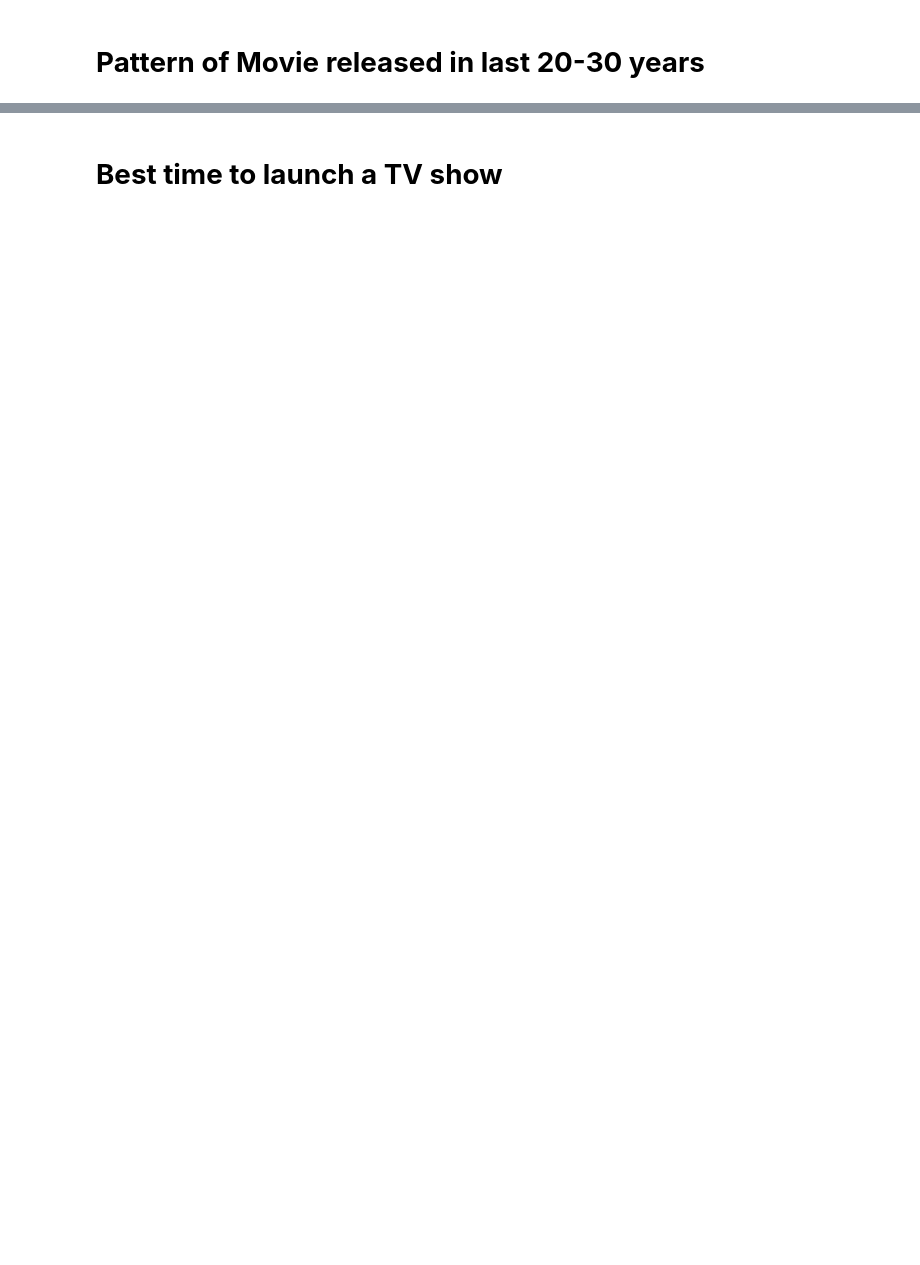
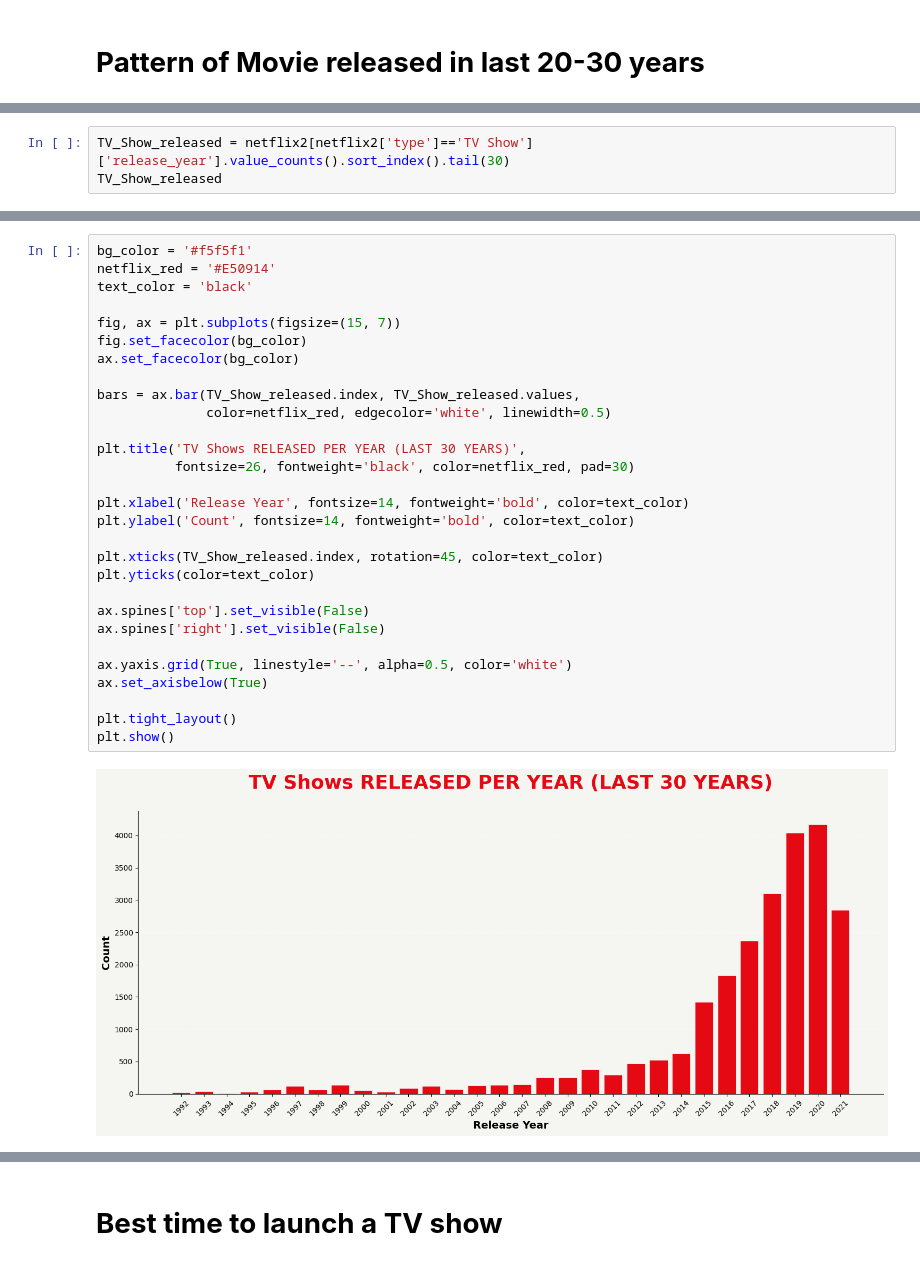
Before and after one commit to RichaGaharwar/Exploratory-Data-Analysis-Netflix-, a Jupyter notebook: Netflix_EDA.ipynb, the cells around one changed output, grey strips where cells are left out. Saved outputs shown, nothing was run; the diff lists cells and outputs as text; blank space fills up the shorter version.

```diff
--- a/Netflix_EDA.ipynb
+++ b/Netflix_EDA.ipynb
@@ -636,0 +656,3 @@ plt.show()
+# %%
+TV_Show_released = netflix2[netflix2['type']=='TV Show']['release_year'].value_counts().sort_index().tail(30)
+TV_Show_released
@@ -636,0 +679,31 @@ plt.show()
+# %%
+bg_color = '#f5f5f1'
+netflix_red = '#E50914'
+text_color = 'black'
+
+fig, ax = plt.subplots(figsize=(15, 7))
+fig.set_facecolor(bg_color)
+ax.set_facecolor(bg_color)
+
+bars = ax.bar(TV_Show_released.index, TV_Show_released.values,
+              color=netflix_red, edgecolor='white', linewidth=0.5)
+
+plt.title('TV Shows RELEASED PER YEAR (LAST 30 YEARS)',
+          fontsize=26, fontweight='black', color=netflix_red, pad=30)
+
+plt.xlabel('Release Year', fontsize=14, fontweight='bold', color=text_color)
+plt.ylabel('Count', fontsize=14, fontweight='bold', color=text_color)
+
+plt.xticks(TV_Show_released.index, rotation=45, color=text_color)
+plt.yticks(color=text_color)
+
+ax.spines['top'].set_visible(False)
+ax.spines['right'].set_visible(False)
+
+ax.yaxis.grid(True, linestyle='--', alpha=0.5, color='white')
+ax.set_axisbelow(True)
+
+plt.tight_layout()
+plt.show()
+# %% [output]
+[figure, added]
```
Also changed, not shown: parts of 41 cells of this notebook.
